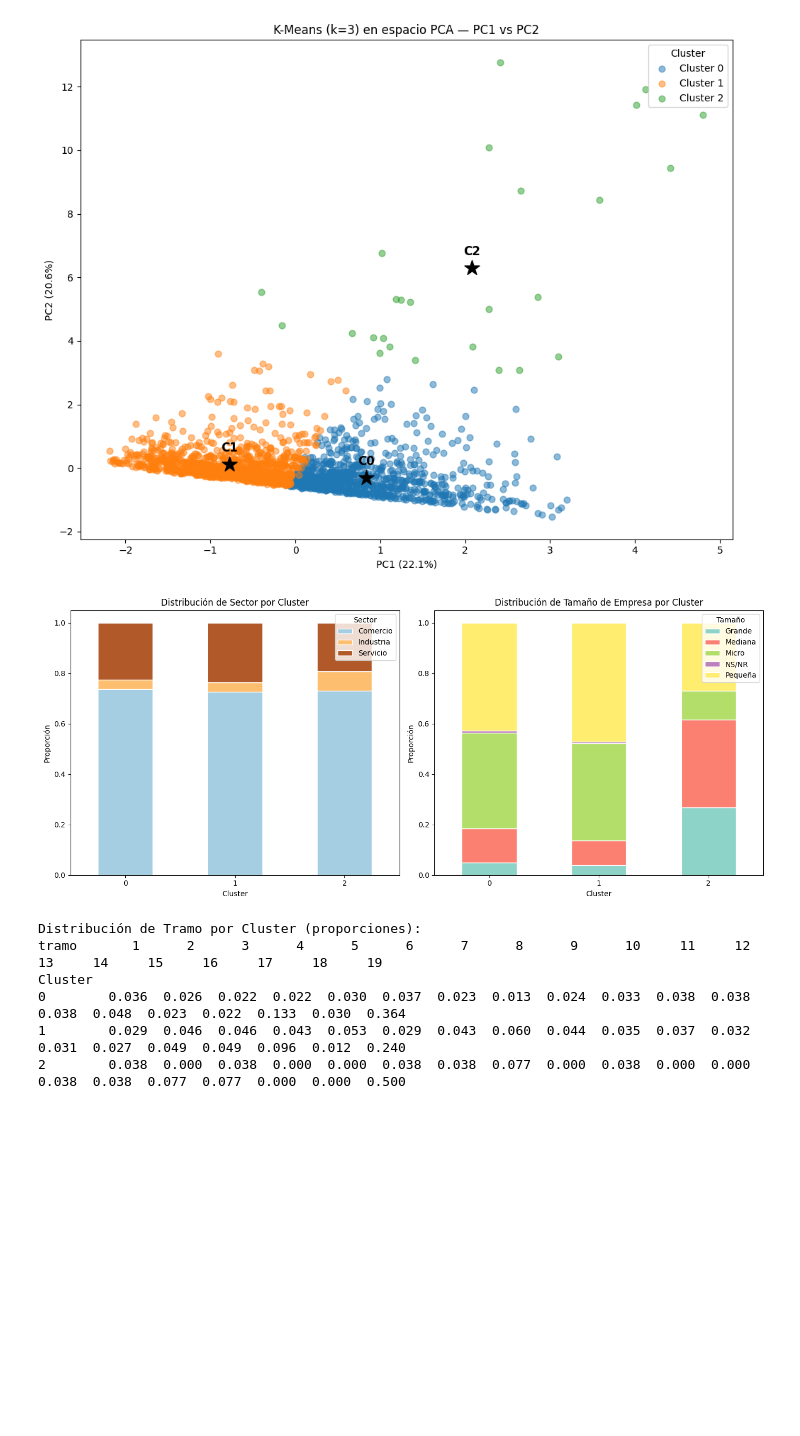
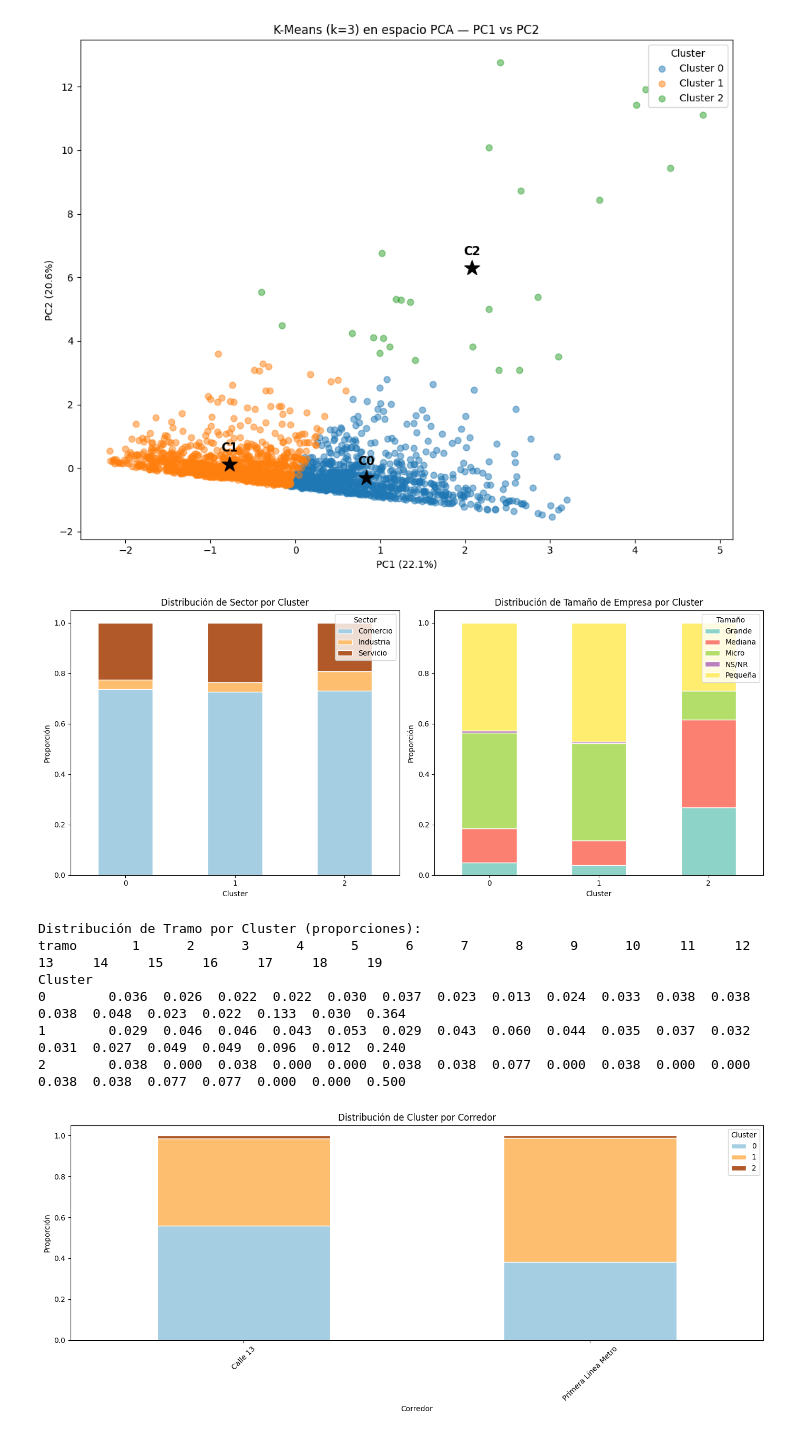
Before and after one commit to darc-17/DATAJAM-CCB, a Jupyter notebook: Códigos Santiago/Código/Modelos Logit y OLS Corredores.ipynb, the cells around one changed output. Saved outputs shown, nothing was run; the diff lists cells and outputs as text; code cells hidden in the pictures; blank space fills up the shorter version.

Commit message:
gráficas clusterización

```diff
--- a/Códigos Santiago/Código/Modelos Logit y OLS Corredores.ipynb
+++ b/Códigos Santiago/Código/Modelos Logit y OLS Corredores.ipynb
@@ -545,6 +545,7 @@ df_clean = df.dropna().copy()
 
 # Guardar variables categóricas para comparar con la segmentación después
 meta_corr = df_clean[['sector', 'tamano_empresa', 'tramo']].copy()
+meta_corr['corredor_nombre'] = corredores.loc[df_clean.index, 'corredor_nombre'].values
 
 # df de clustering: solo variables numéricas
 df_clustering_corr = df_clean.drop(columns=['sector', 'tamano_empresa', 'tramo']).copy()
@@ -764,33 +765,46 @@ ct_sector.plot(kind="bar", stacked=True, ax=axes[0], colormap="Paired", edgecolo
 axes[0].set_title("Distribución de Sector por Cluster")
 axes[0].set_ylabel("Proporción")
 axes[0].set_xlabel("Cluster")
 axes[0].legend(title="Sector")
 axes[0].tick_params(axis="x", rotation=0)
 
 # Tamaño de empresa
 ct_tamano = pd.crosstab(df_segmented_corr["Cluster"], df_segmented_corr["tamano_empresa"], normalize="index")
 ct_tamano.plot(kind="bar", stacked=True, ax=axes[1], colormap="Set3", edgecolor="white")
 axes[1].set_title("Distribución de Tamaño de Empresa por Cluster")
 axes[1].set_ylabel("Proporción")
 axes[1].set_xlabel("Cluster")
 axes[1].legend(title="Tamaño")
 axes[1].tick_params(axis="x", rotation=0)
 
 plt.tight_layout()
 plt.show()
 
 # Distribución de tramo por cluster (tabla)
 ct_tramo = pd.crosstab(df_segmented_corr["Cluster"], df_segmented_corr["tramo"], normalize="index").round(3)
 print("Distribución de Tramo por Cluster (proporciones):")
 print(ct_tramo.to_string())
+
+# Distribución de corredor_nombre por cluster
+fig, ax = plt.subplots(figsize=(14, 6))
+ct_corredor = pd.crosstab(df_segmented_corr["corredor_nombre"], df_segmented_corr["Cluster"], normalize="index")
+ct_corredor.plot(kind="bar", stacked=True, ax=ax, colormap="Paired", edgecolor="white")
+ax.set_title("Distribución de Cluster por Corredor")
+ax.set_ylabel("Proporción")
+ax.set_xlabel("Corredor")
+ax.legend(title="Cluster")
+ax.tick_params(axis="x", rotation=45)
+plt.tight_layout()
+plt.show()
 # %% [output]
 [figure]
 Distribución de Tramo por Cluster (proporciones):
 tramo       1      2      3      4      5      6      7      8      9      10     11     12     13     14     15     16     17     18     19
 Cluster
 0        0.036  0.026  0.022  0.022  0.030  0.037  0.023  0.013  0.024  0.033  0.038  0.038  0.038  0.048  0.023  0.022  0.133  0.030  0.364
 1        0.029  0.046  0.046  0.043  0.053  0.029  0.043  0.060  0.044  0.035  0.037  0.032  0.031  0.027  0.049  0.049  0.096  0.012  0.240
 2        0.038  0.000  0.038  0.000  0.000  0.038  0.038  0.077  0.000  0.038  0.000  0.000  0.038  0.038  0.077  0.077  0.000  0.000  0.500
+[figure, added]
 # %%
 RADAR_COLORS = ["#E63946", "#457B9D", "#2A9D8F", "#E9C46A", "#F4A261", "#6A4C93", "#43AA8B", "#F3722C"]
 
```
Also changed, not shown: parts of 6 cells of this notebook.
